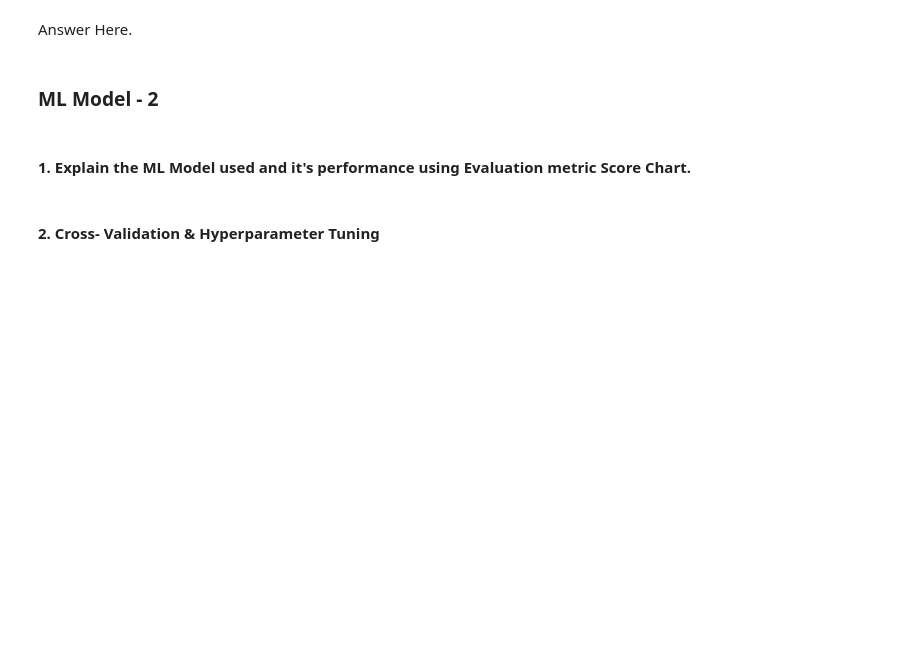
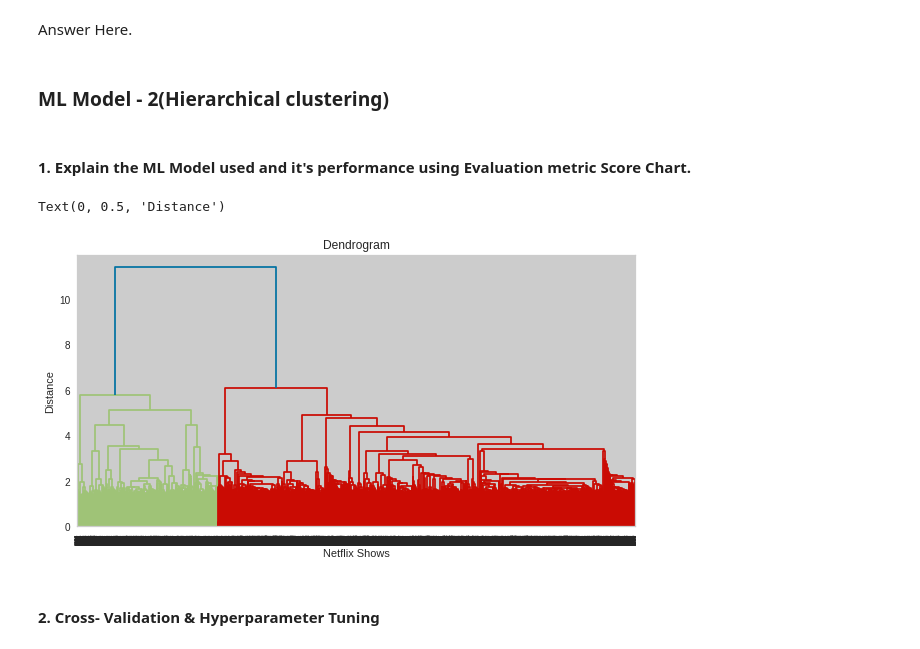
Before and after one commit to Ajay07pandey/Netflix-Movies-and-TV-Shows-Clustering, a Jupyter notebook: Netflix_movie_and_TV_show_Clustering_Ajay.ipynb, the cells around one changed output. Drawn from its saved outputs; the diff is of its cells as text; code cells hidden in the pictures; blank space fills up the shorter version.

```diff
--- a/Netflix_movie_and_TV_show_Clustering_Ajay.ipynb
+++ b/Netflix_movie_and_TV_show_Clustering_Ajay.ipynb
@@ -1878,6 +1820,6 @@ Answer Here.
 # %% [markdown]
 Answer Here.
 # %% [markdown]
-### ML Model - 2
+### ML Model - 2(**Hierarchical clustering**)
 # %% [markdown]
 #### 1. Explain the ML Model used and it's performance using Evaluation metric Score Chart.
@@ -1886,3 +1826,13 @@ Answer Here.
+# %%
+# Building a dendogram to decide the number of clusters
+plt.figure(figsize=(15, 8))
+dend = shc.dendrogram(shc.linkage(X_transformed, method='ward'))
+plt.title('Dendrogram')
+plt.xlabel('Netflix Shows')
+plt.ylabel('Distance')
+# %% [output]
+Text(0, 0.5, 'Distance')
+[figure, added]
 # %% [markdown]
 #### 2. Cross- Validation & Hyperparameter Tuning
 # %%
```
Also changed, not shown: parts of 65 cells of this notebook.
